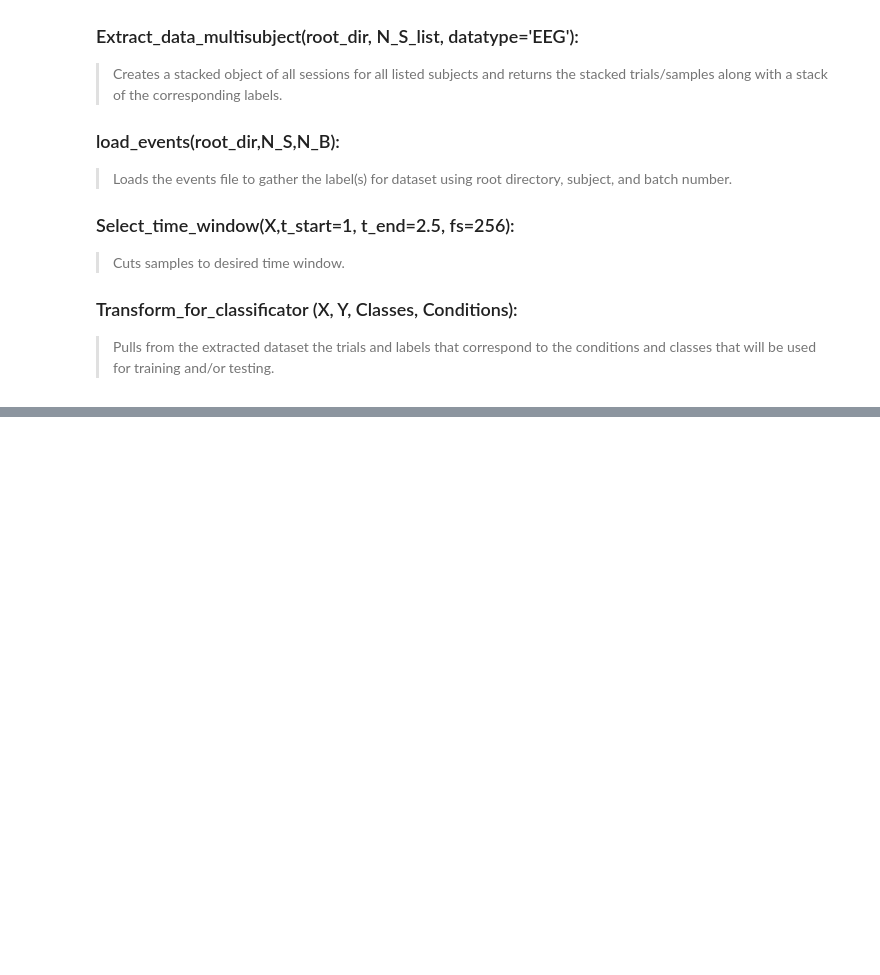
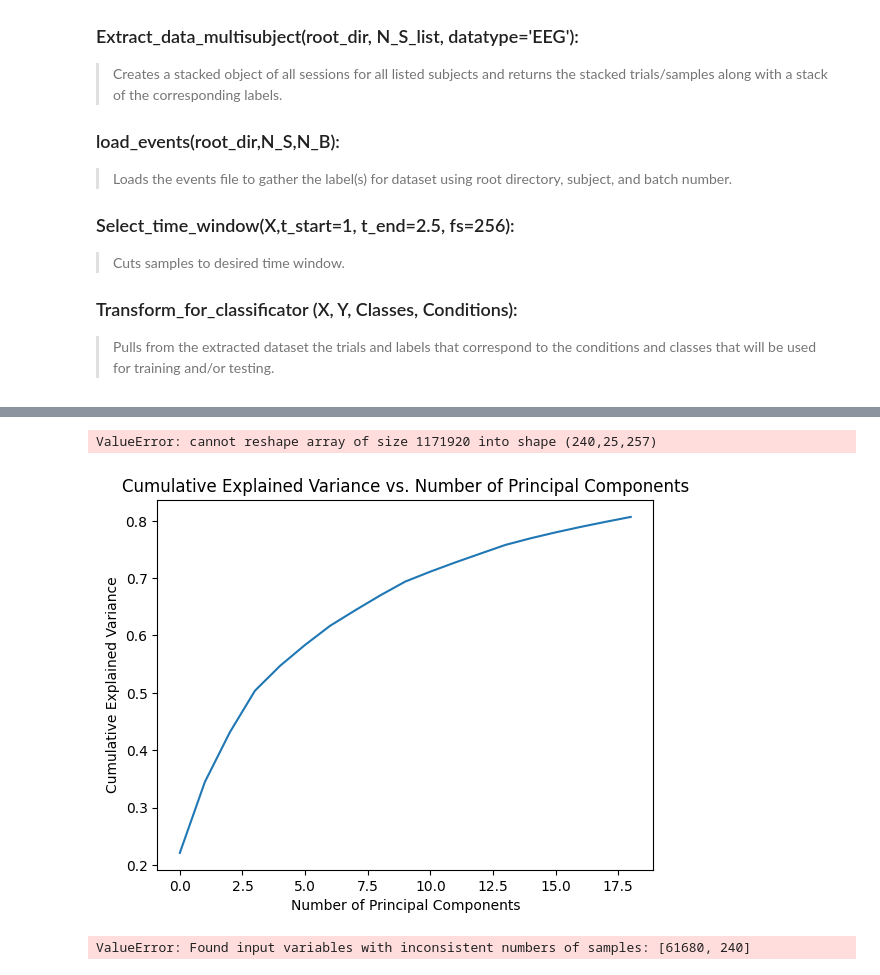
Before and after one commit to nelewerner/ml-project, a Jupyter notebook: inner-speech-drake.ipynb, the cells around one changed output, grey strips where cells are left out. Drawn from its saved outputs; the diff is of its cells as text; code cells hidden in the pictures; blank space fills up the shorter version.

```diff
--- a/inner-speech-drake.ipynb
+++ b/inner-speech-drake.ipynb
@@ -199,0 +155,2 @@ print(classification_report(y_test, grid_predictions))
+# %%
+magnitude_spectrum = np.abs(samples_fft)
@@ -199,0 +168,13 @@ print(classification_report(y_test, grid_predictions))
+# %%
+import numpy as np
+from sklearn.decomposition import PCA
+
+# Assuming samples_fft is your data with shape (480, 128, 257)
+n_samples, n_channels, n_sampling_points = magnitude_spectrum.shape
+
+# Reshape the data for PCA
+samples_fft_reshaped = magnitude_spectrum.reshape(n_samples * n_sampling_points, n_channels)
+
+retain_channels = 64
+pca = PCA(n_components=retain_channels)
+fft_pca = pca.fit_transform(samples_fft_reshaped)
@@ -199,0 +192,35 @@ print(classification_report(y_test, grid_predictions))
+# %%
+explained_variance_ratio = pca.explained_variance_ratio_
+
+# Calculate the cumulative explained variance
+cumulative_explained_variance = np.cumsum(explained_variance_ratio)
+
+# Determine the number of components needed for 80% variance retention
+target_variance_percentage = 80
+num_components_for_target_variance = np.argmax(cumulative_explained_variance >= target_variance_percentage / 100) + 1
+
+# Use the identified number of components
+pca = PCA(n_components=num_components_for_target_variance)
+fft_pca_target_variance = pca.fit_transform(samples_fft_reshaped)
+# %%
+# Assuming fft_pca has shape (61440, 64)
+fft_pca = fft_pca_target_variance.reshape(n_samples, 25, n_sampling_points)
+# %% [output]
+ValueError: cannot reshape array of size 1171920 into shape (240,25,257)
+# %%
+# Get the explained variance ratio
+explained_variance_ratio = pca.explained_variance_ratio_
+
+# Calculate the cumulative explained variance
+cumulative_explained_variance = np.cumsum(explained_variance_ratio)
+
+# Plot the cumulative explained variance
+import matplotlib.pyplot as plt
+
+plt.plot(cumulative_explained_variance)
+plt.xlabel('Number of Principal Components')
+plt.ylabel('Cumulative Explained Variance')
+plt.title('Cumulative Explained Variance vs. Number of Principal Components')
+plt.show()
+# %% [output]
+[figure, added]
@@ -199,0 +270,5 @@ print(classification_report(y_test, grid_predictions))
+# %%
+# split data into train and test set
+X_train_, X_test, y_train_, y_test = train_test_split(fft_pca, y, test_size=0.2)
+# %% [output]
+ValueError: Found input variables with inconsistent numbers of samples: [61680, 240]
```
Also changed, not shown: parts of 78 cells of this notebook.
